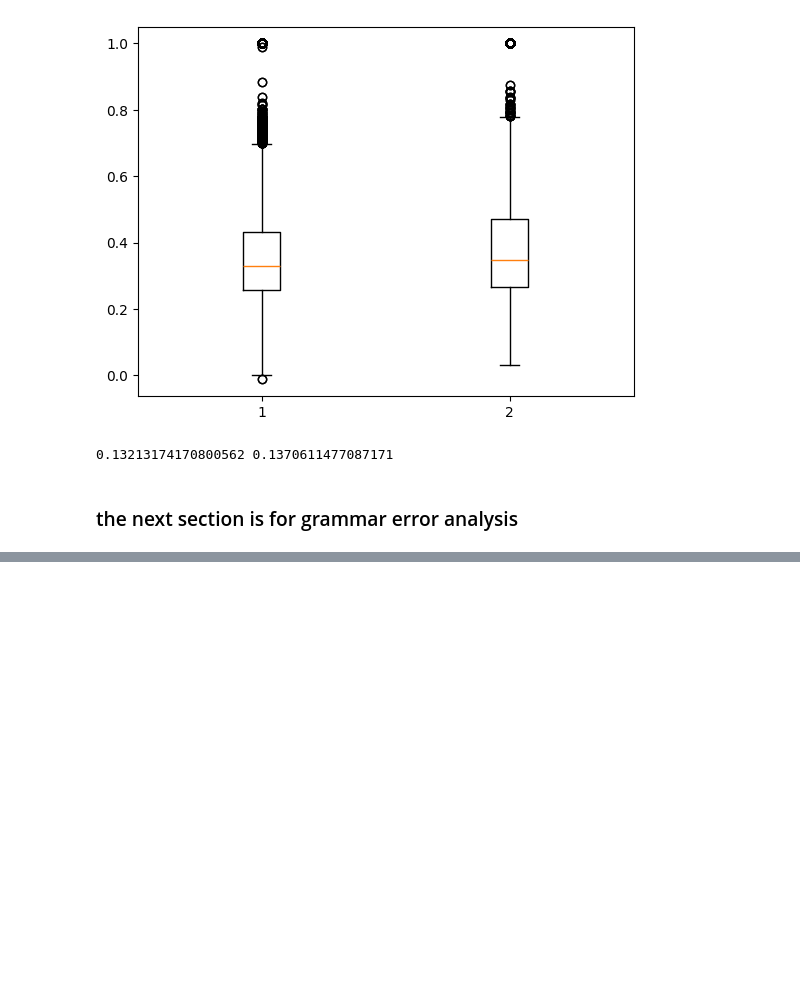
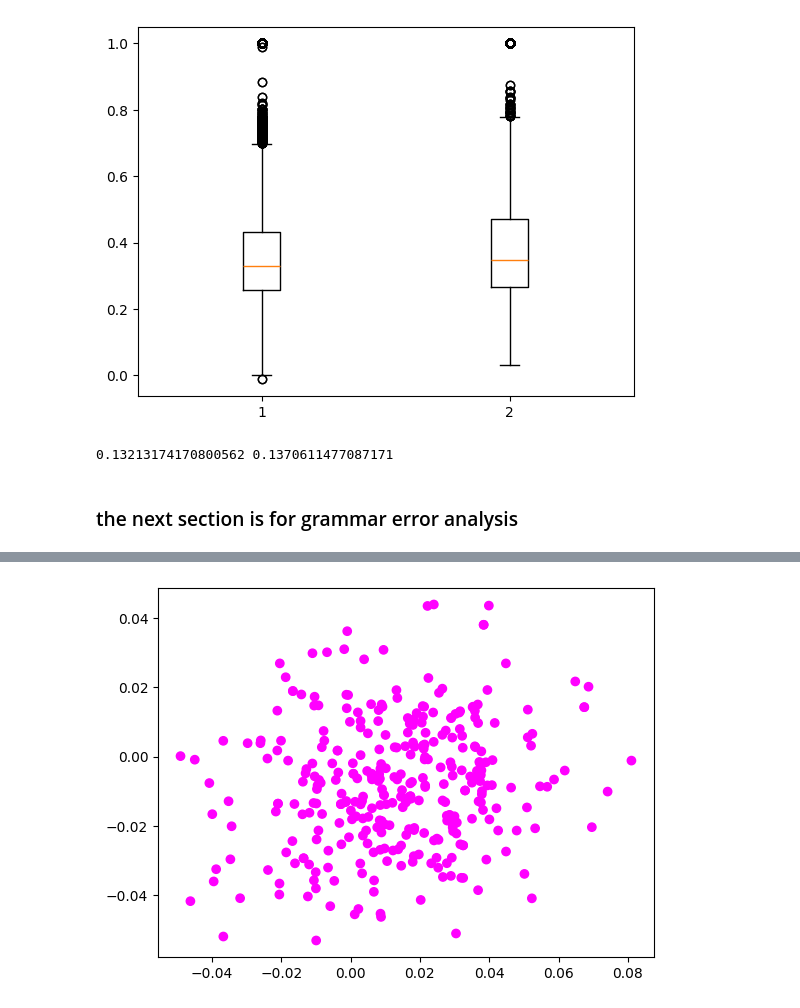
Before and after one commit to sparks5969/code, a Jupyter notebook: data_analysis.ipynb, the cells around one changed output, grey strips where cells are left out. Drawn from its saved outputs; the diff is of its cells as text; code cells hidden in the pictures; blank space fills up the shorter version.

```diff
--- a/data_analysis.ipynb
+++ b/data_analysis.ipynb
@@ -92,0 +108,11 @@ grammar_check_std = grammar_check.groupby(['treatment'])['quality_rating'].std()
+# %%
+matrix_c = np.vstack(control_group['embedding'].values)
+n_clusters = 1
+
+kmeans = KMeans(n_clusters = n_clusters, init='k-means++', random_state=42)
+kmeans.fit(matrix_c)
+control_group['Cluster'] = kmeans.labels_
+# visualize the clusters
+b = plt.scatter(matrix_c[:, 0], matrix_c[:, 1], c=kmeans.labels_, cmap='spring')
+# %% [output]
+[figure, added]
```
Also changed, not shown: parts of 3 cells of this notebook, 2 other files.
